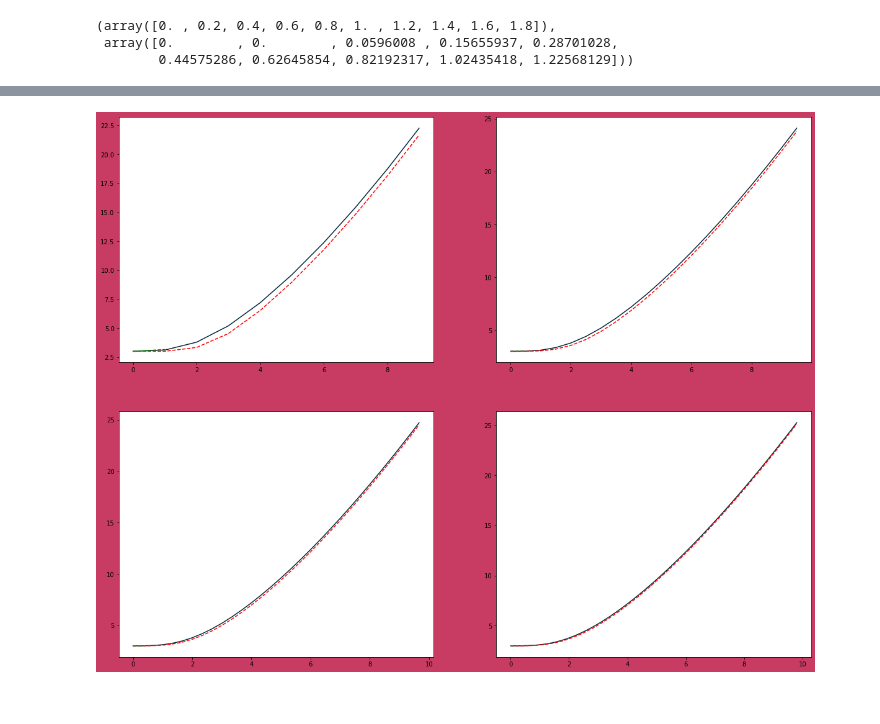
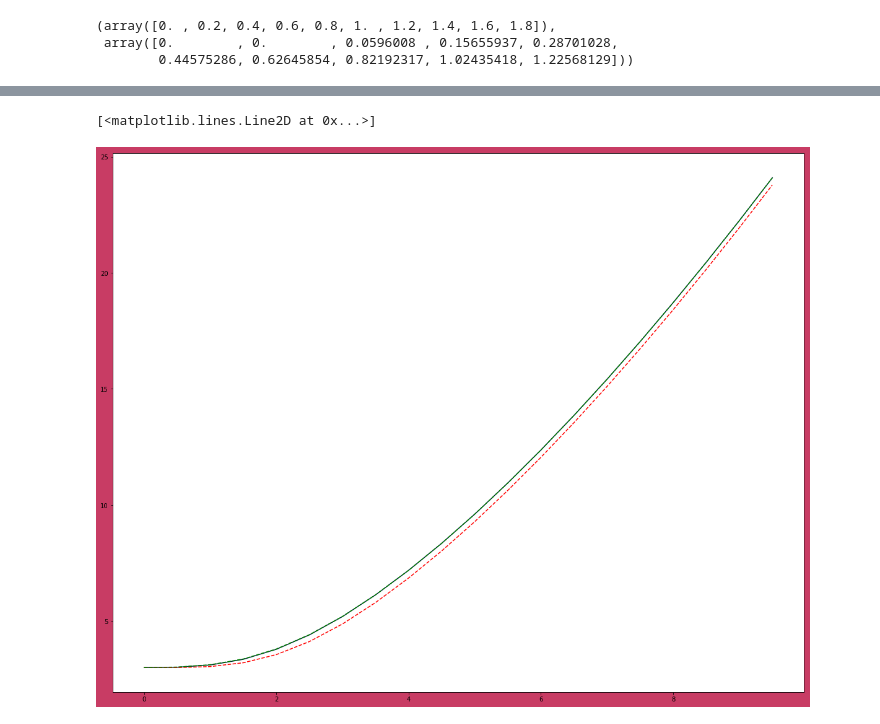
Before and after one commit to MEGIKS/DE_euler_method, a Jupyter notebook: visual.ipynb, the cells around one changed output, grey strips where cells are left out. Saved outputs shown, nothing was run; the diff lists cells and outputs as text; code cells hidden in the pictures.

```diff
--- a/visual.ipynb
+++ b/visual.ipynb
@@ -59,13 +63,13 @@ call_big_func(lib.modificate_euler, 'sin(x)', 10, 10, 0.01, 0.0, 0.0)
 # %%
-funcs = ["sin(x)", "cos(x)", "y + 1", "x + y"]
-corrects = [lambda x: 1 - np.cos(x), lambda x: np.sin(x), lambda x: np.exp(x) - 1, lambda x: np.exp(x) - x - 1]
+funcs = ["1 / x", "cos(x)", "y + 1", "x + y", "exp(y)"]
+corrects = [lambda x: np.log(x), lambda x: np.sin(x), lambda x: np.exp(x) - 1, lambda x: np.exp(x) - x - 1, lambda x: -np.log(12 - x)]
 ns = [10, 100, 10 ** 4, 10 ** 6]
 for i in range(len(funcs)):
-    print('y = ' + funcs[i], end='\t')
+    print('y\' = ' + funcs[i], end='\t')
     for j in range(len(ns)):
-        result = call_func(lib.euler, funcs[i], ns[j], 10 / ns[j], 0, 0)
+        result = call_func(lib.adams, funcs[i], ns[j], 10 / ns[j], 1, corrects[i](1))
         corr = corrects[i](result[0])
-        loss = (np.abs(corr - result[1]) / np.maximum(corr, 1)).max()
-        print(loss, end='\t')
+        loss = (np.abs(corr - result[1])).max()
+        print('{:e}'.format(loss), end='\t')
     print('')
 # %% [output]
@@ -75,0 +81,12 @@ y = x + y       0.9379717293812379      0.37162338533781203     0.00498620177247
+# %%
+funcs = ["1 / x", "cos(x)", "y + 1", "x + y", "exp(y)"]
+corrects = [lambda x: np.log(x), lambda x: np.sin(x), lambda x: np.exp(x) - 1, lambda x: np.exp(x) - x - 1, lambda x: -np.log(12 - x)]
+ns = [10, 100, 10 ** 4, 10 ** 6]
+for i in range(len(funcs)):
+    print('y\' = ' + funcs[i], end='\t')
+    for j in range(len(ns)):
+        result = call_big_func(lib.modificate_euler, funcs[i], 100, ns[j], 10 / ns[j], 1, corrects[i](1))
+        corr = corrects[i](result[0])
+        loss = (np.abs(corr - result[1])).max()
+        print('{:e}'.format(loss), end='\t')
+    print('')
@@ -79,12 +136,15 @@ x0 = 0
 y0 = 3
 plt.rcParams['figure.facecolor'] = '#C83C64'
 plt.figure(figsize=(20, 16))
-for i, n in enumerate([10, 20, 30, 50]):
+for i, n in enumerate([5, 10, 15, 20]):
     plt.subplot(2, 2, i + 1)
     x, y = call_func(lib.euler, f, n, 10 / n, 0, 3)
     c = np.sqrt(2 / 3 * x ** 3 + 9)
     plt.plot(x, c, '#02283C')
     plt.plot(x, y, '--r')
+    if i == 0:
+        print(np.abs(c - y))
+    print(np.abs(c - y).max())
     x, y = call_func(lib.adams, f, n, 10 / n, 0, 3)
     plt.plot(x, y, '--g')
 # %% [output]
@@ -92,19 +157,18 @@ for i, n in enumerate([10, 20, 30, 50]):
 # %%
 f = 'x * x / y'
 x0 = 0
 y0 = 3
 plt.rcParams['figure.facecolor'] = '#C83C64'
 plt.figure(figsize=(20, 16))
-for i, n in enumerate([10, 20, 30, 50]):
-    plt.subplot(2, 2, i + 1)
-    x, y = call_func(lib.euler, f, n, 10 / n, 0, 3)
-    c = np.sqrt(2 / 3 * x ** 3 + 9)
-    plt.plot(x, c, '#02283C')
-    plt.plot(x, y, '--r')
-    x, y = call_big_func(lib.modificate_euler, f, 10, n, 10 / n, 0, 3)
-    plt.plot(x, y, '--g')
+x, y = call_func(lib.euler, f, n, 10 / n, 0, 3)
+c = np.sqrt(2 / 3 * x ** 3 + 9)
+plt.plot(x, c, '#02283C')
+plt.plot(x, y, '--r')
+x, y = call_big_func(lib.modificate_euler, f, 10, n, 10 / n, 0, 3)
+plt.plot(x, y, '--g')
 # %% [output]
+[<matplotlib.lines.Line2D at 0x...>]
-[figure, old version]
+[figure, new version]
 # %%
 def f(x):
     return 5 * x + 2
```
Also changed, not shown: parts of 14 cells of this notebook, 7 other files.
